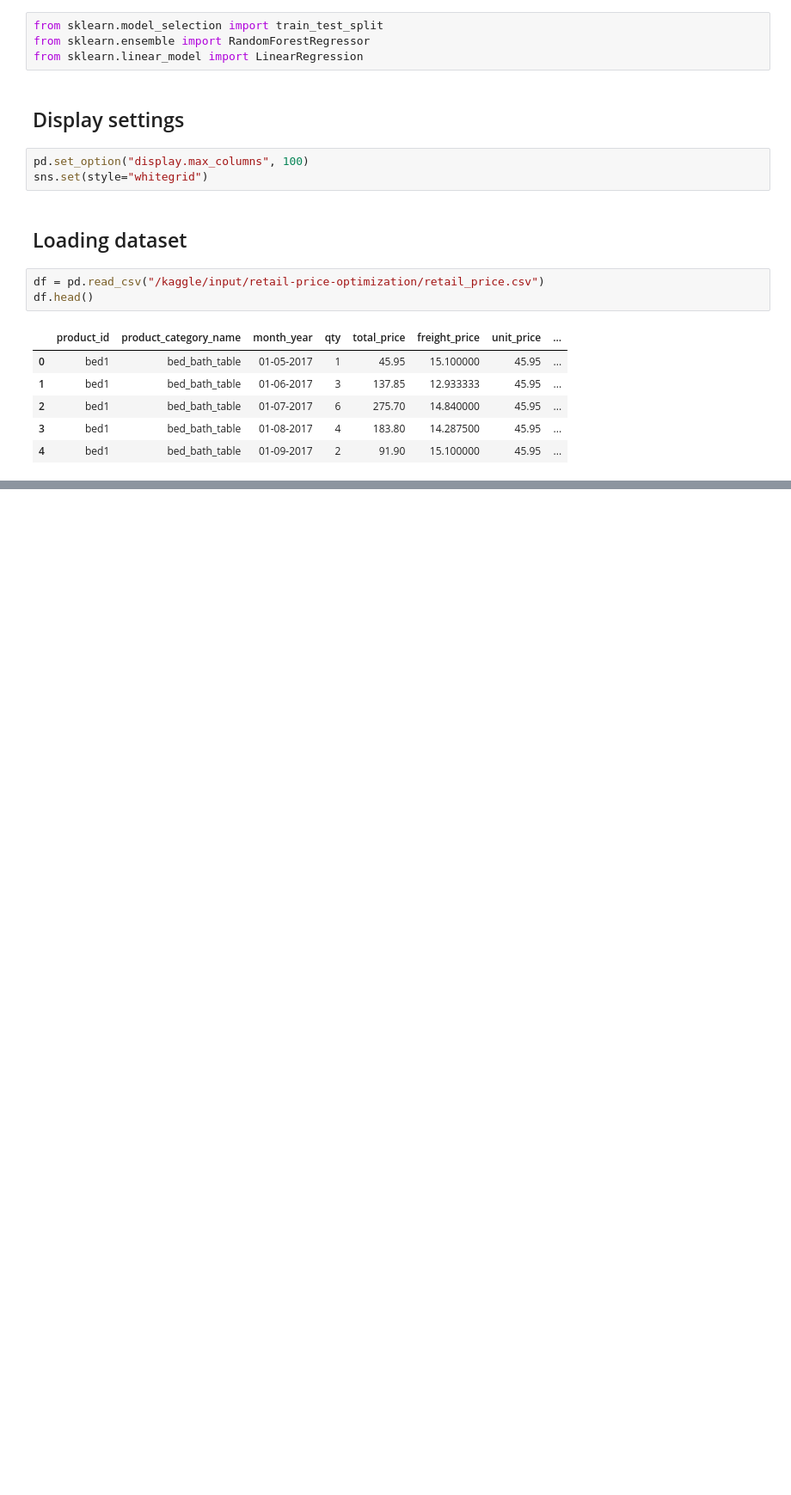
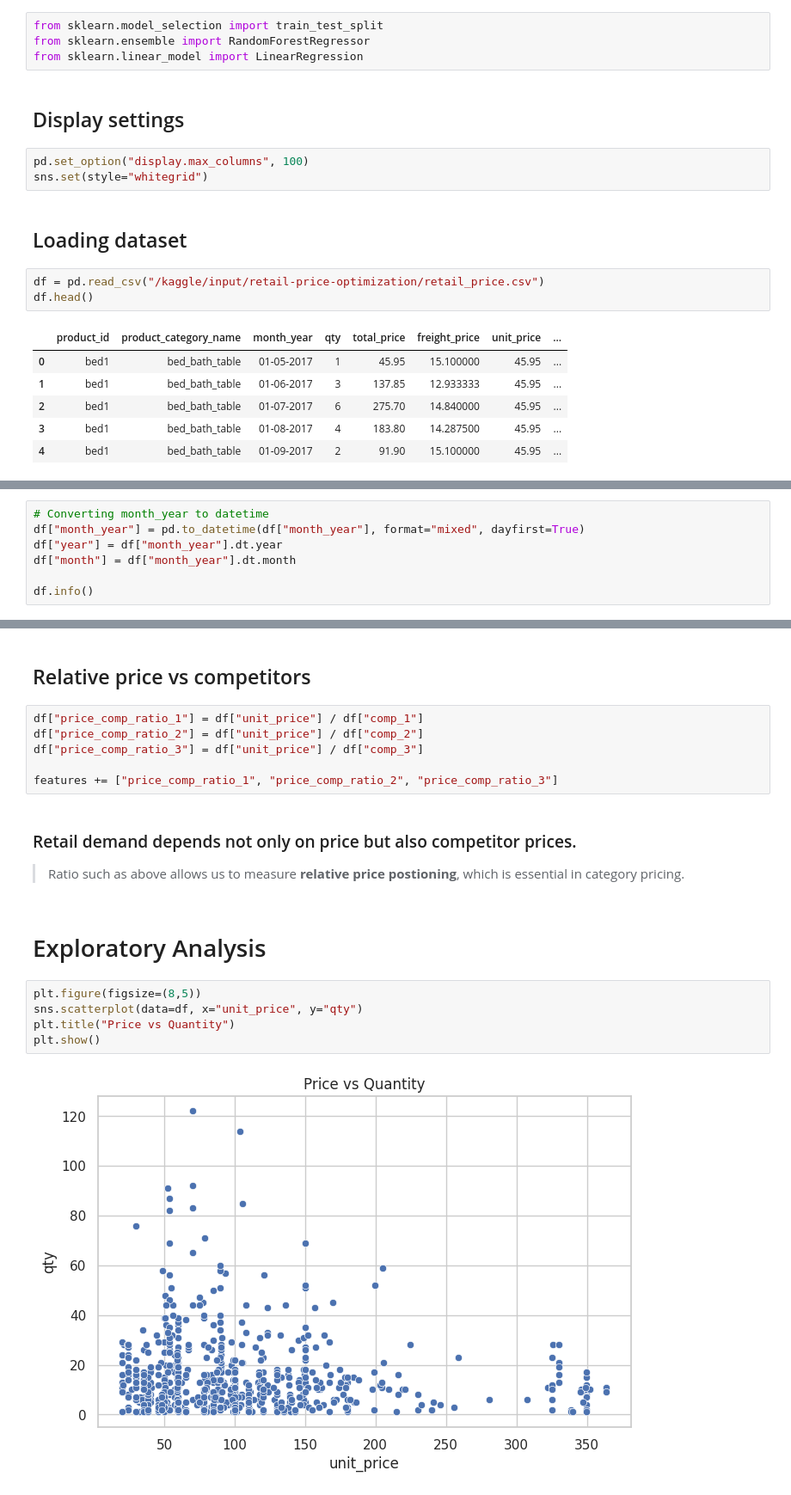
Before and after one commit to bijay-odyssey/Retail-Price-Optimization-and-Demand-Modeling, a Jupyter notebook: Elasticity, Demand Modeling & Profit Maximization.ipynb, the cells around one changed output, grey strips where cells are left out. Shown at 86% size. Cells and saved outputs as stored; diff of their text form; blank space fills up the shorter version.

Commit message:
Kaggle Notebook | Retail Price Optimization & Demand Modeling | Version 3

```diff
--- a/Elasticity, Demand Modeling & Profit Maximization.ipynb
+++ b/Elasticity, Demand Modeling & Profit Maximization.ipynb
@@ -48,0 +118,7 @@ df.head()
+# %%
+# Converting month_year to datetime
+df["month_year"] = pd.to_datetime(df["month_year"], format="mixed", dayfirst=True)
+df["year"] = df["month_year"].dt.year
+df["month"] = df["month_year"].dt.month
+
+df.info()
@@ -48,0 +155,21 @@ df.head()
+# %% [markdown]
+## Relative price vs competitors
+# %%
+df["price_comp_ratio_1"] = df["unit_price"] / df["comp_1"]
+df["price_comp_ratio_2"] = df["unit_price"] / df["comp_2"]
+df["price_comp_ratio_3"] = df["unit_price"] / df["comp_3"]
+
+features += ["price_comp_ratio_1", "price_comp_ratio_2", "price_comp_ratio_3"]
+# %% [markdown]
+### Retail demand depends not only on price but also competitor prices.
+
+> Ratio such as above allows us to measure **relative price postioning**, which is essential in category pricing.
+# %% [markdown]
+# Exploratory Analysis
+# %%
+plt.figure(figsize=(8,5))
+sns.scatterplot(data=df, x="unit_price", y="qty")
+plt.title("Price vs Quantity")
+plt.show()
+# %% [output]
+[figure, added]
```
Also changed, not shown: parts of 26 cells of this notebook.
